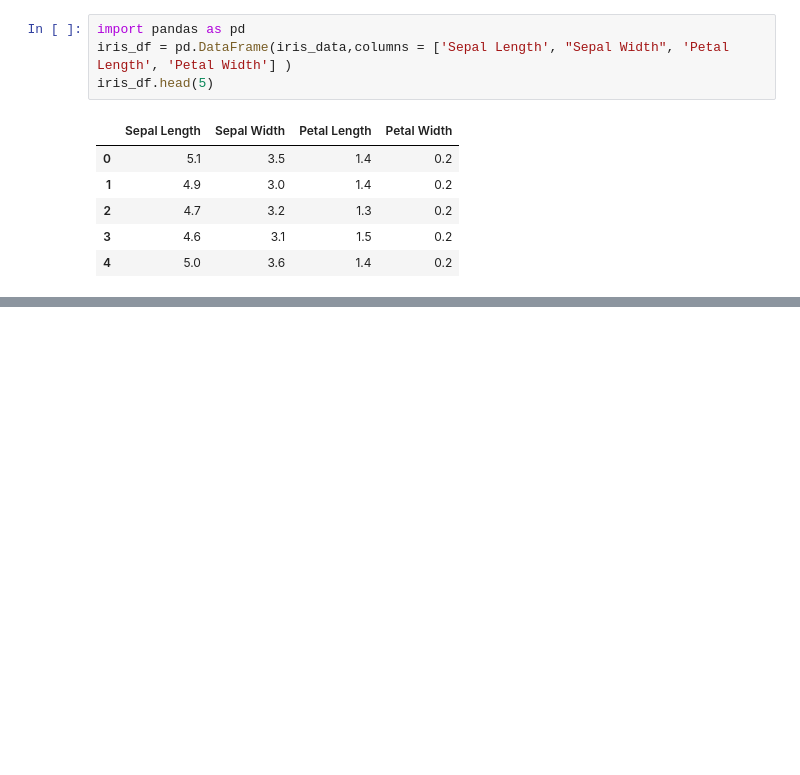
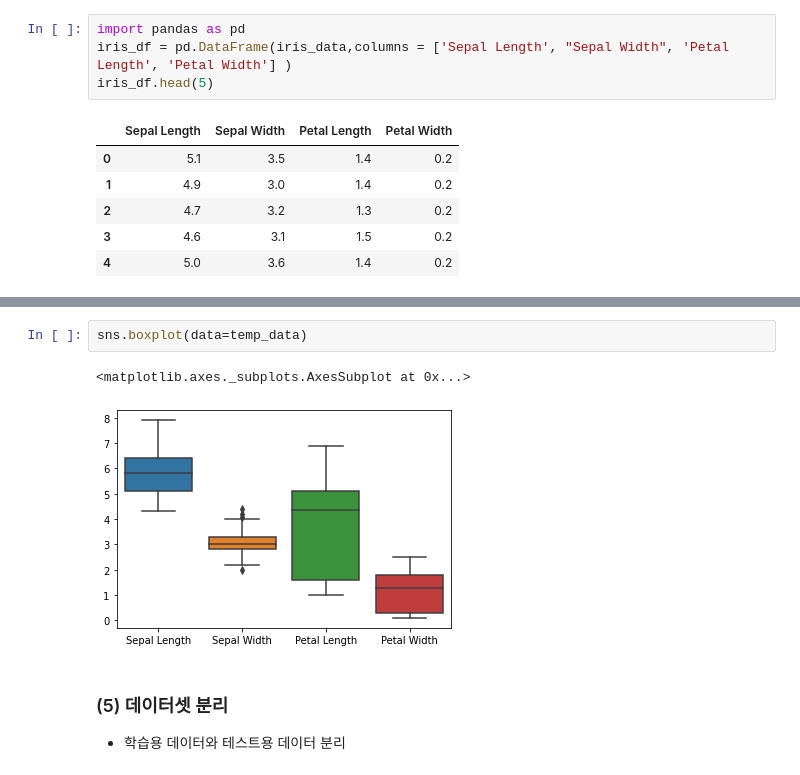
Before and after one commit to slee159/edu, a Jupyter notebook: 16일차_200818_(1)_scikit_learn.ipynb, the cells around one changed output, grey strips where cells are left out. Drawn from its saved outputs; the diff is of its cells as text; blank space fills up the shorter version.

```diff
--- a/16일차_200818_(1)_scikit_learn.ipynb
+++ b/16일차_200818_(1)_scikit_learn.ipynb
@@ -46,0 +111,8 @@ iris_df.head(5)
+# %%
+sns.boxplot(data=temp_data)
+# %% [output]
+<matplotlib.axes._subplots.AxesSubplot at 0x...>
+[figure, added]
+# %% [markdown]
+### (5) 데이터셋 분리
+- 학습용 데이터와 테스트용 데이터 분리
```
Also changed, not shown: parts of 16 cells of this notebook.
